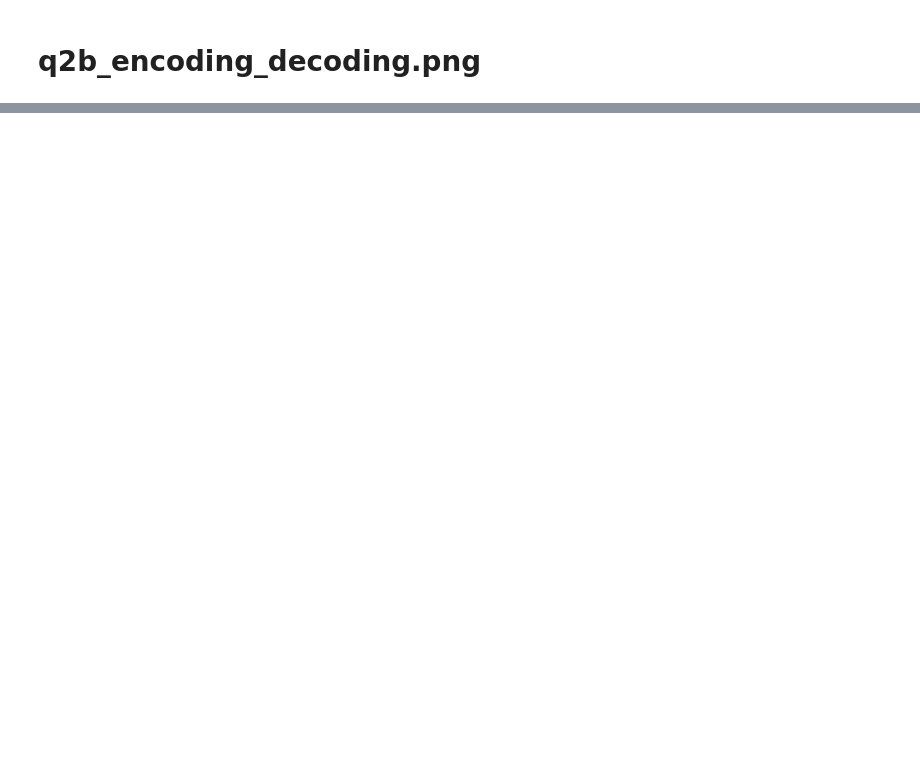
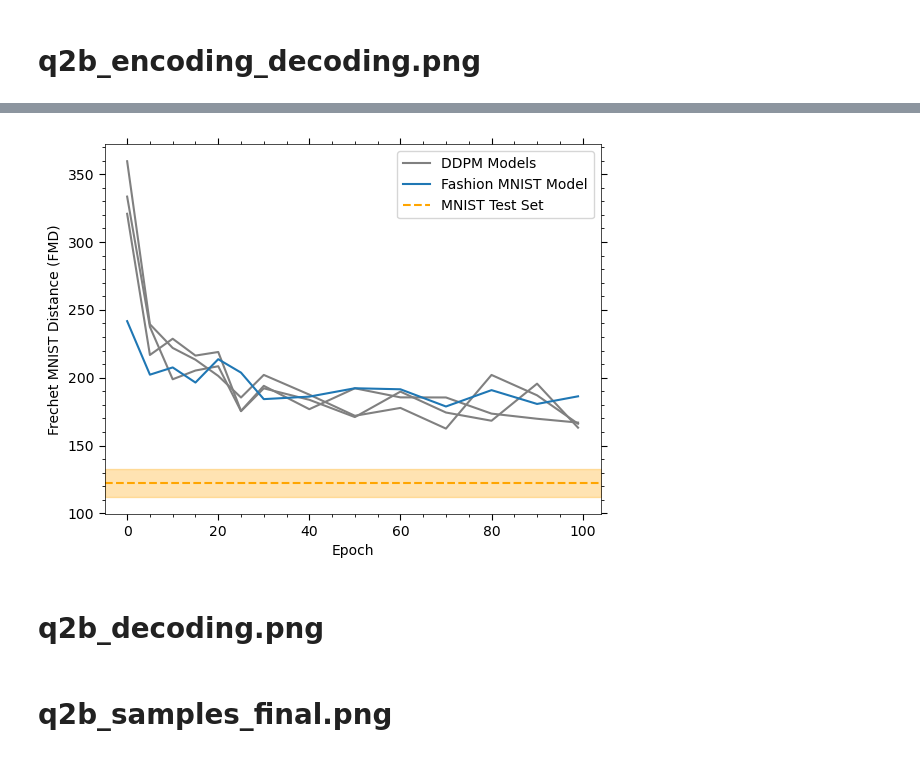
Before and after one commit to adnansiddiquei/MNIST_diffusion_model, a Jupyter notebook: src/plots/q2_plots.ipynb, the cells around one changed output, grey strips where cells are left out. Cells and saved outputs as stored; diff of their text form; code cells hidden in the pictures; blank space fills up the shorter version.

Commit message:
Completed report and code for q2.
First draft complete.

```diff
--- a/src/plots/q2_plots.ipynb
+++ b/src/plots/q2_plots.ipynb
@@ -135,0 +91,4 @@ def generate_image_decoding(model: DDPM, num_samples: int, sample_range: range):
+# %%
+mnist_classifier = load_model('mnist_classifier', 20)
+mnist_classifier.final = nn.Identity()
+mnist_classifier
@@ -135,0 +113,44 @@ def generate_image_decoding(model: DDPM, num_samples: int, sample_range: range):
+# %%
+temp_dataloader = DataLoader(mnist_test_dataset, batch_size=512, num_workers=4, drop_last=True)
+real_mnist = next(iter(temp_dataloader))[0]
+real_features = get_feature_vector(mnist_classifier, real_mnist)
+
+epoch_range = list(range(0, 30, 5)) + list(range(30, 100, 10)) + [99]
+samples_fmnist = generate_samples('fashion_mnist', epoch_range, 32, device)
+
+feature_vectors_fmnist = torch.empty(samples_fmnist.shape[0], 32, 1024)
+fids_fmnist = torch.empty(samples_fmnist.shape[0])
+
+for i in tqdm(range(samples_fmnist.shape[0])):
+    feature_vectors_fmnist[i] = get_feature_vector(mnist_classifier, samples_fmnist[i])
+
+for i in tqdm(range(samples_fmnist.shape[0])):
+    fids_fmnist[i] = calculate_fid(real_features, feature_vectors_fmnist[i])
+
+fmds_def = load_pickle('./fmds_def.pkl')
+fmds_short = load_pickle('./fmds_short.pkl')
+fmds_long = load_pickle('./fmds_long.pkl')
+fmds_mnist = load_pickle('./fmds_mnist.pkl')
+# %%
+fig, ax = plt.subplots()
+plt.plot(epoch_range, fmds_def, label='DDPM Models', color='grey')
+plt.plot(epoch_range, fmds_short, color='grey')
+plt.plot(epoch_range, fmds_long, color='grey')
+plt.plot(epoch_range, fids_fmnist, label='Fashion MNIST Model')
+
+plt.ylabel(r'Frechet MNIST Distance (FMD)')
+plt.xlabel(r'Epoch')
+
+mean, std = fmds_mnist.mean(), fmds_mnist.std()
+xlims = plt.xlim()
+plt.axhline(y=mean, color='orange', linestyle='--', label='MNIST Test Set')
+plt.fill_between(np.linspace(xlims[0], xlims[1]), mean - std, mean + std, color='orange', alpha=0.3)
+plt.xlim(xlims)
+
+plt.legend()
+format_axes(ax)
+# plt.savefig(f'{src_dir}/../report/figures/q2_fmd.png', bbox_inches='tight')
+# %% [output]
+[figure, added]
+# %% [markdown]
+# q2b_decoding.png
@@ -135,0 +162,2 @@ def generate_image_decoding(model: DDPM, num_samples: int, sample_range: range):
+# %% [markdown]
+# q2b_samples_final.png
```
Also changed, not shown: parts of 21 cells of this notebook, 17 other files.
